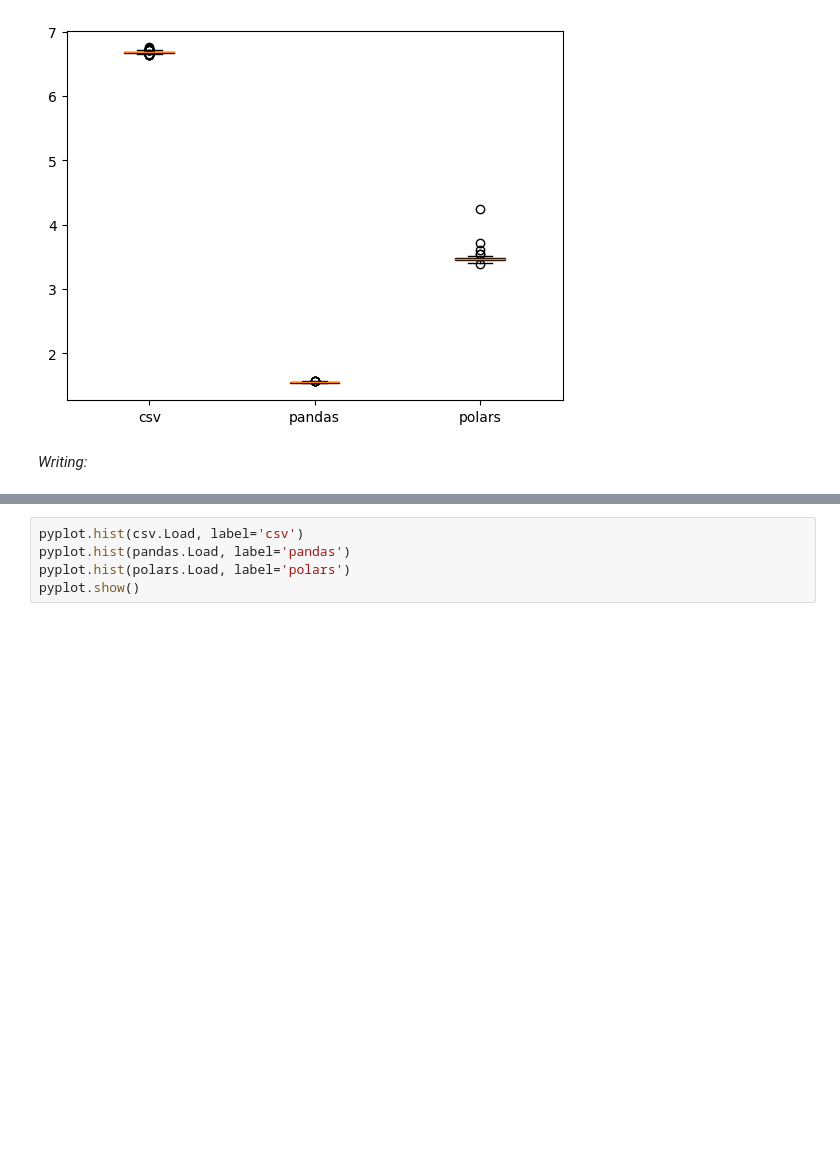
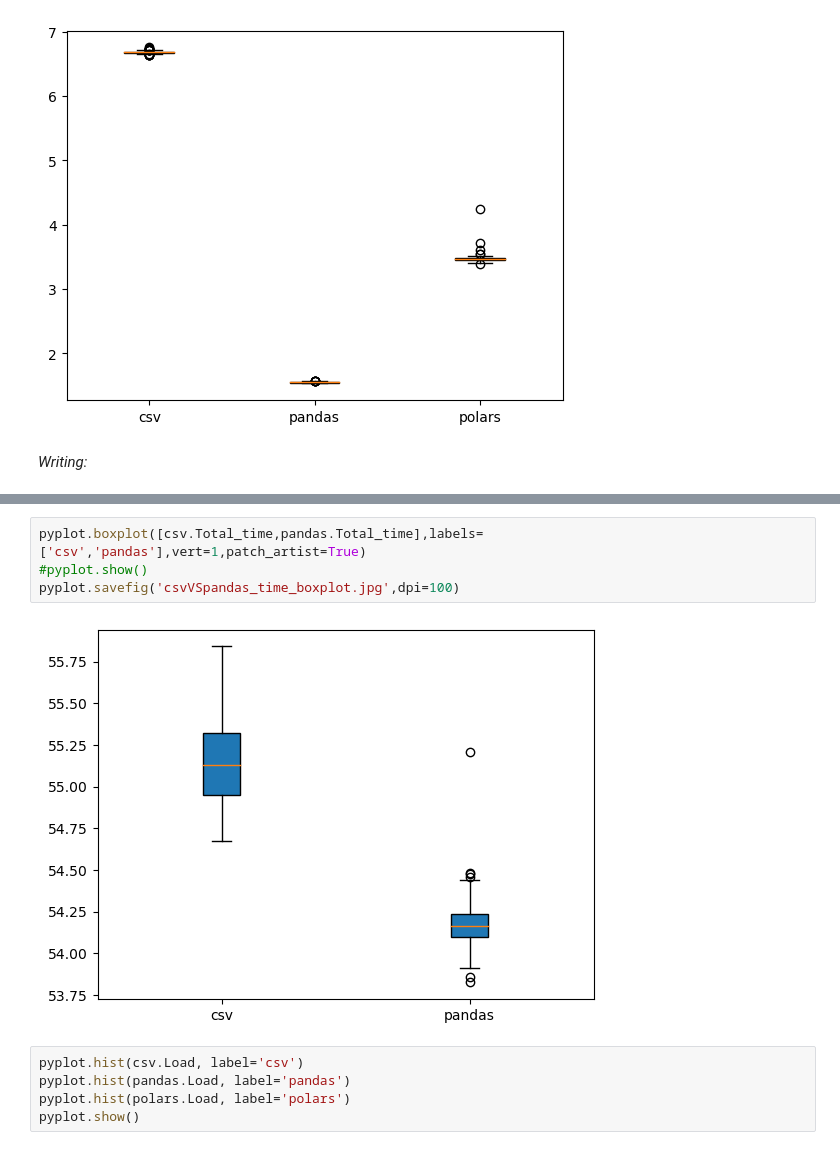
Before and after one commit to thinkaplo/speedtest, a Jupyter notebook: analysis.ipynb, the cells around one changed output, grey strips where cells are left out. Saved outputs shown, nothing was run; the diff lists cells and outputs as text; blank space fills up the shorter version.

```diff
--- a/analysis.ipynb
+++ b/analysis.ipynb
@@ -148,3 +157,9 @@ pyplot.show()
+# %%
+pyplot.boxplot([csv.Total_time,pandas.Total_time],labels=['csv','pandas'],vert=1,patch_artist=True)
+#pyplot.show()
+pyplot.savefig('csvVSpandas_time_boxplot.jpg',dpi=100)
+# %% [output]
+[figure, added]
 # %%
 pyplot.hist(csv.Load, label='csv')
 pyplot.hist(pandas.Load, label='pandas')
```
Also changed, not shown: parts of 11 cells of this notebook, 6 other files.
